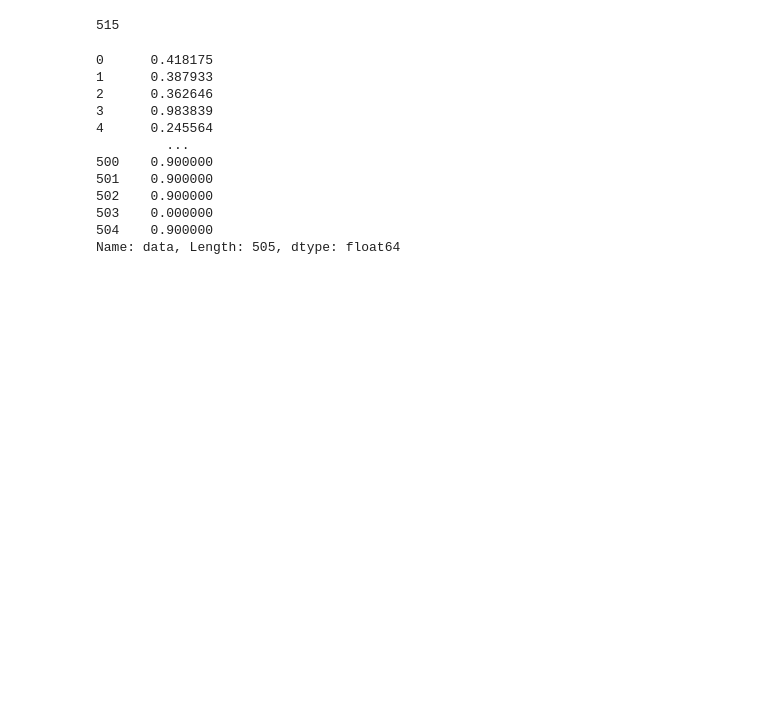
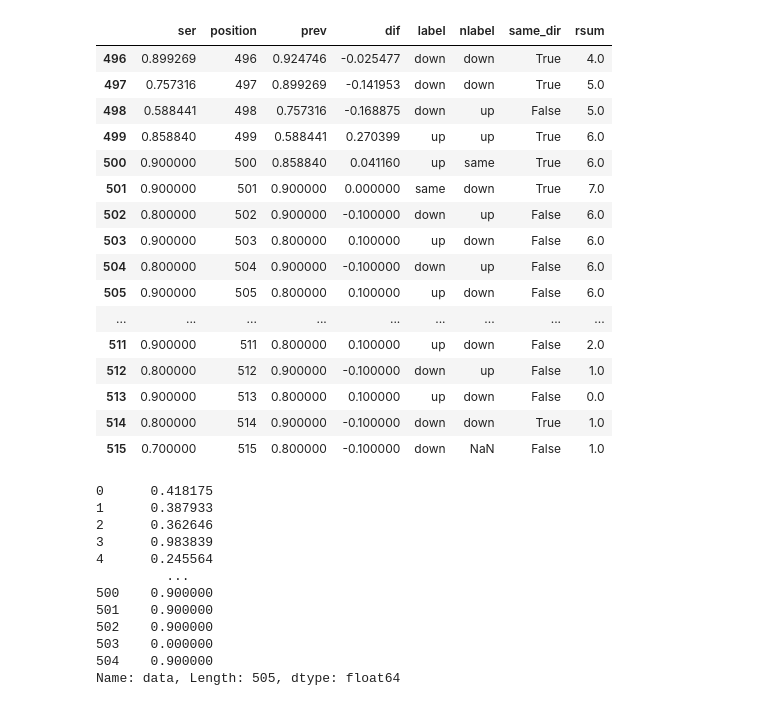
Before and after one commit to JordanHyatt/nelson_check, a Jupyter notebook: z_adhoc.ipynb, the cells around one changed output. Drawn from its saved outputs; the diff is of its cells as text; code cells hidden in the pictures; blank space fills up the shorter version.

Commit message:
additional bug fix on rule4 check

```diff
--- a/z_adhoc.ipynb
+++ b/z_adhoc.ipynb
@@ -6,15 +6,60 @@ import pandas as pd
 DF = pd.DataFrame
 
 from NelsonCheck import NelsonCheck as NC
-# %%
-data = [random.random() for i in range(0,500)]
-
-
-data = data + [1.1,.9,.8,.9,.8,.9,.8,.9,.8,.9,.8,.9,.8,.9,.8,.9]
-#data = pd.read_csv('bug.csv').data
-self = NC.NelsonCheck(data=data)
-# %% [output]
-515
+# %%
+data = [random.random() for i in range(0,500)]
+
+
+data = data + [.9,.9,.8,.9,.8,.9,.8,.9,.8,.9,.8,.9,.8,.9,.8,.7]
+#data = pd.read_csv('bug.csv').data
+self = NC.NelsonCheck(data=data, exclude_rules=[1,2,3,5,6,7,8])
+
+
+df = DF()
+data = self.data
+df['ser'] = data
+df['position'] = [i for i in range(len(df))]
+df['prev'] = data.shift(1)
+df['dif'] = df['ser'] - df['prev']
+def get_label(val):
+    if val>0:
+        return 'up'
+    elif val==0:
+        return 'same'
+    else:
+        return 'down'
+df['label'] = df.dif.apply(get_label)
+df['nlabel'] = df['label'].shift(-1)
+def get_same_dir(ser):
+    m1 = ser.label != ser.nlabel
+    m2 = ser.label != 'same'
+    m3 = ser.nlabel != 'same'
+    if m1 and m2 and m3:
+        return False
+    else:
+        return True
+df['same_dir']=df.apply(get_same_dir,axis=1)
+df['rsum'] = df['same_dir'].rolling(12).sum()
+
+df.iloc[-20:]
+# %% [output]
+|  | ser | position | prev | dif | label | nlabel | same_dir | rsum |
+| 496 | 0.899269 | 496 | 0.924746 | -0.025477 | down | down | True | 4.0 |
+| 497 | 0.757316 | 497 | 0.899269 | -0.141953 | down | down | True | 5.0 |
+| 498 | 0.588441 | 498 | 0.757316 | -0.168875 | down | up | False | 5.0 |
+| 499 | 0.858840 | 499 | 0.588441 | 0.270399 | up | up | True | 6.0 |
+| 500 | 0.900000 | 500 | 0.858840 | 0.041160 | up | same | True | 6.0 |
+| 501 | 0.900000 | 501 | 0.900000 | 0.000000 | same | down | True | 7.0 |
+| 502 | 0.800000 | 502 | 0.900000 | -0.100000 | down | up | False | 6.0 |
+| 503 | 0.900000 | 503 | 0.800000 | 0.100000 | up | down | False | 6.0 |
+| 504 | 0.800000 | 504 | 0.900000 | -0.100000 | down | up | False | 6.0 |
+| 505 | 0.900000 | 505 | 0.800000 | 0.100000 | up | down | False | 6.0 |
+| ... | ... | ... | ... | ... | ... | ... | ... | ... |
+| 511 | 0.900000 | 511 | 0.800000 | 0.100000 | up | down | False | 2.0 |
+| 512 | 0.800000 | 512 | 0.900000 | -0.100000 | down | up | False | 1.0 |
+| 513 | 0.900000 | 513 | 0.800000 | 0.100000 | up | down | False | 0.0 |
+| 514 | 0.800000 | 514 | 0.900000 | -0.100000 | down | down | True | 1.0 |
+| 515 | 0.700000 | 515 | 0.800000 | -0.100000 | down | NaN | False | 1.0 |
 # %%
 self.plot()
 # %%
```
Also changed, not shown: 1 other file.
